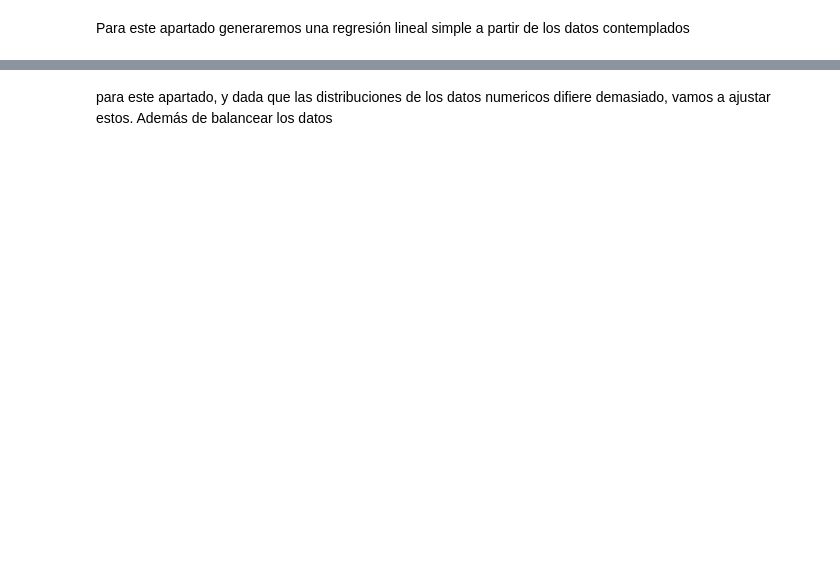
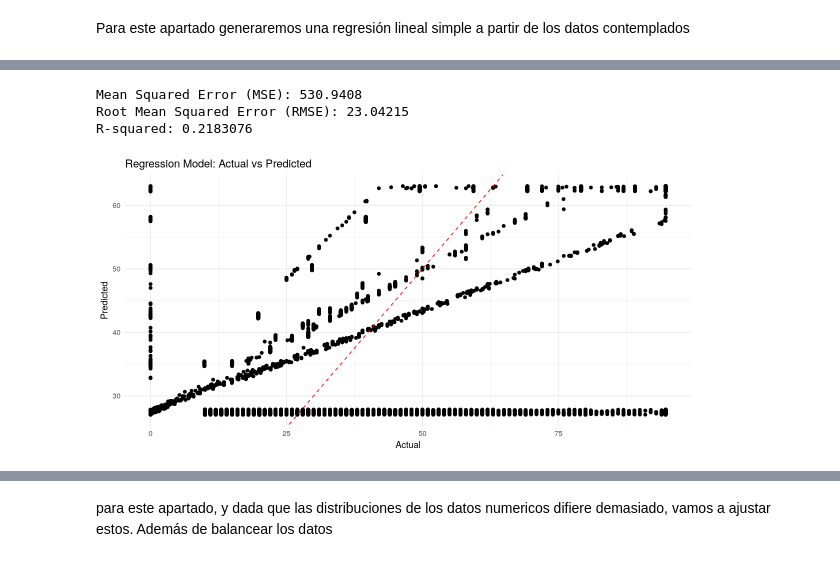
Before and after one commit to gdelgador/devcontainers-rstudio, a Jupyter notebook: explore-data/activida1.ipynb, the cells around one changed output, grey strips where cells are left out. Cells and saved outputs as stored; diff of their text form; code cells hidden in the pictures; blank space fills up the shorter version.

```diff
--- a/explore-data/activida1.ipynb
+++ b/explore-data/activida1.ipynb
@@ -924,2 +899,9 @@ write.csv(concatenated_df, file = "features_base.csv", row.names = FALSE)
 # %% [markdown]
 Para este apartado generaremos una regresión lineal simple a partir de los datos contemplados
+# %%
+library(caret)
+library(dplyr)
+library(ggplot2)
+
+regresion_df <- read.csv("feature_regresion_lineal.csv")
+head(regresion_df,1)
@@ -925,0 +913,13 @@ Para este apartado generaremos una regresión lineal simple a partir de los dato
+# %%
+
+# Separando datos entre entrenamiento y testeo
+set.seed(123)
+train_indices <- createDataPartition(regresion_df$net_sales, p = 0.8, list = FALSE)
+train_data <- regresion_df[train_indices, ]
+test_data <- regresion_df[-train_indices, ]
+
+# Crea el modelo de regresion lineal
+model <- lm(net_sales ~ ., data = train_data)
+
+# Imprimimos resultados
+summary(model)
@@ -925,0 +945,29 @@ Para este apartado generaremos una regresión lineal simple a partir de los dato
+# %%
+# Realizando Prediciones con la data
+predictions <- predict(model, newdata = test_data)
+
+# Evaluate the model
+mse <- mean((predictions - test_data$net_sales)^2)
+rmse <- sqrt(mse)
+r_squared <- cor(predictions, test_data$net_sales)^2
+
+# Print the evaluation metrics
+cat("Mean Squared Error (MSE):", mse, "\n")
+cat("Root Mean Squared Error (RMSE):", rmse, "\n")
+cat("R-squared:", r_squared, "\n")
+# %% [output]
+Mean Squared Error (MSE): 530.9408
+Root Mean Squared Error (RMSE): 23.04215
+R-squared: 0.2183076
+# %%
+# Create a data frame with the actual and predicted values
+plot_data <- data.frame(Actual = test_data$net_sales, Predicted = predictions)
+
+# Create a scatter plot
+ggplot(plot_data, aes(x = Actual, y = Predicted)) +
+    geom_point() +
+    geom_abline(intercept = 0, slope = 1, color = "red", linetype = "dashed") +
+    labs(x = "Actual", y = "Predicted", title = "Regression Model: Actual vs Predicted") +
+    theme_minimal()
+# %% [output]
+[figure, added]
```
Also changed, not shown: parts of 37 cells of this notebook, 3 other files.
